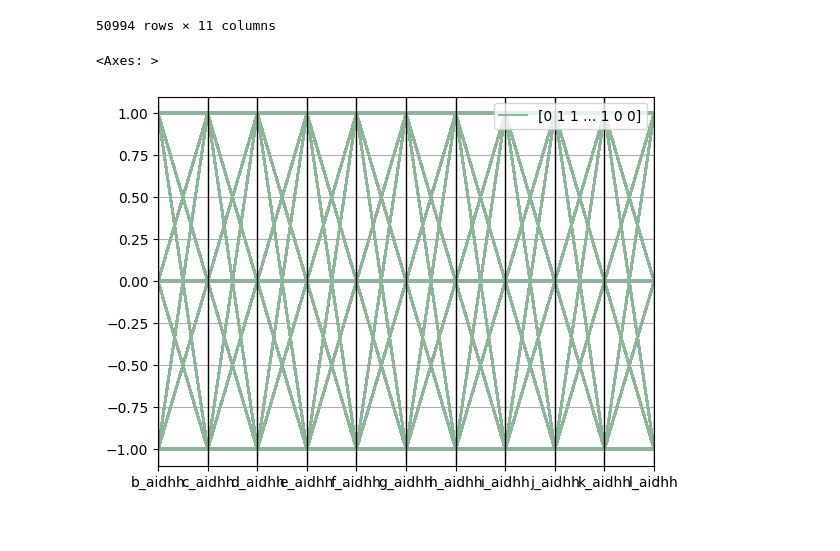
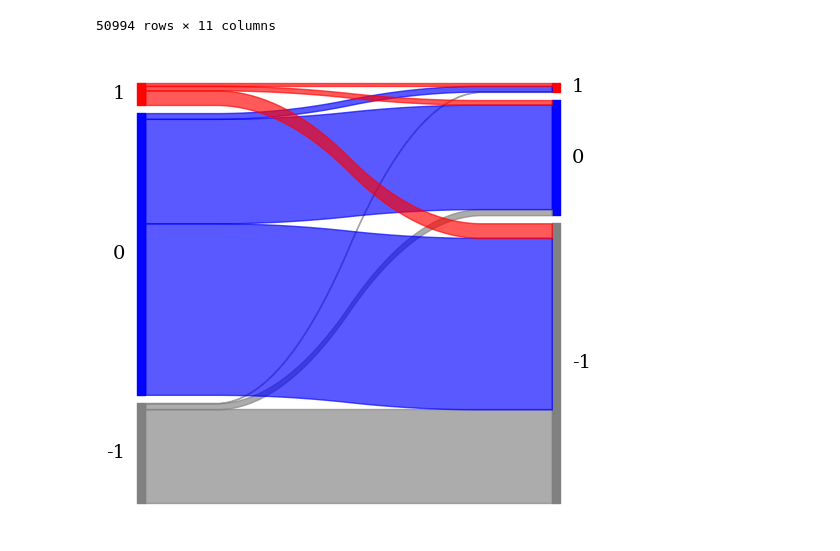
Before and after one commit to centre-for-care/costofcare, a Jupyter notebook: data_exploration.ipynb, the cells around one changed output. Cells and saved outputs as stored; diff of their text form; code cells hidden in the pictures.

```diff
--- a/data_exploration.ipynb
+++ b/data_exploration.ipynb
@@ -242,8 +240,10 @@ from sklearn.cluster import KMeans
-# %%
-kmeans = KMeans(n_clusters=3, n_init="auto").fit(df_aidhh)
-df_aidhh['cluster'] = str(kmeans.labels_)
-# %%
-pd.plotting.parallel_coordinates(df_aidhh, 'cluster')
-# %% [output]
-<Axes: >
-[figure, removed]
+# %%
+from pySankey import sankey
+
+colorDict = {1: 'red',
+            0: 'blue',
+            -1: 'grey'}
+
+sankey.sankey(df_aidhh['b_aidhh'], df_aidhh['l_aidhh'], colorDict=colorDict)
+# %% [output]
+[figure, added]
```
Also changed, not shown: parts of 1 cell of this notebook, 1 other file.
